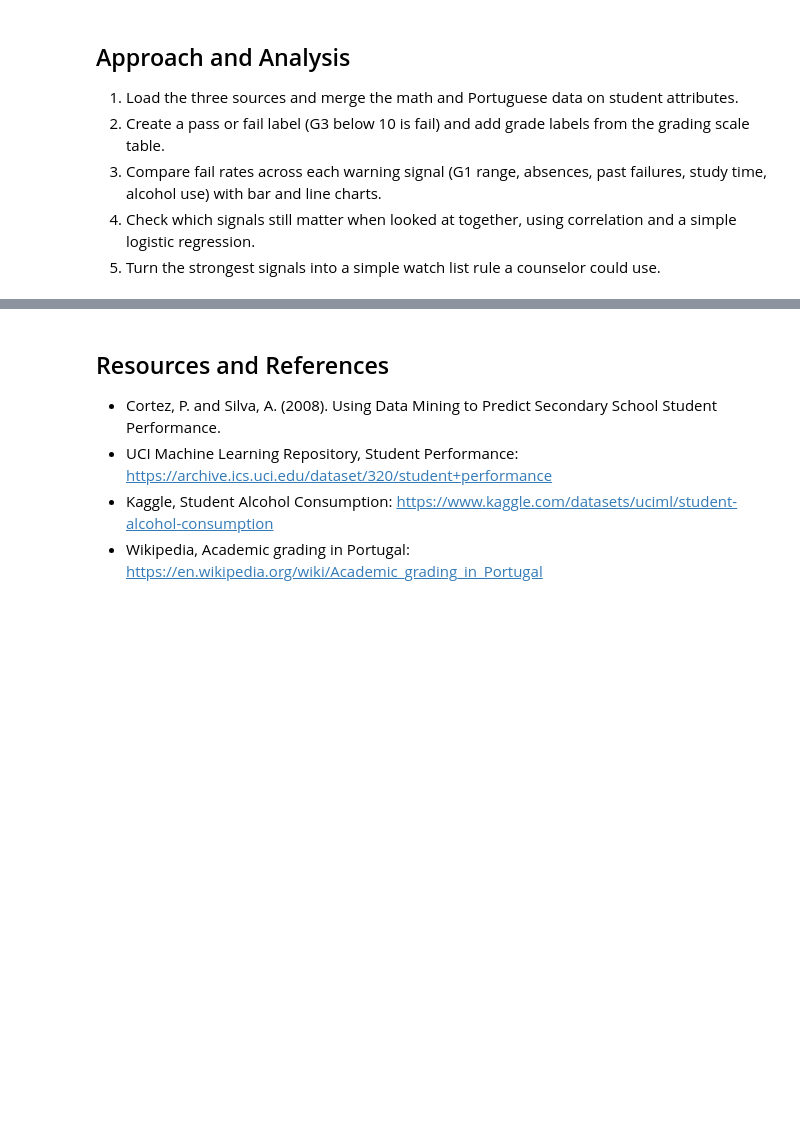
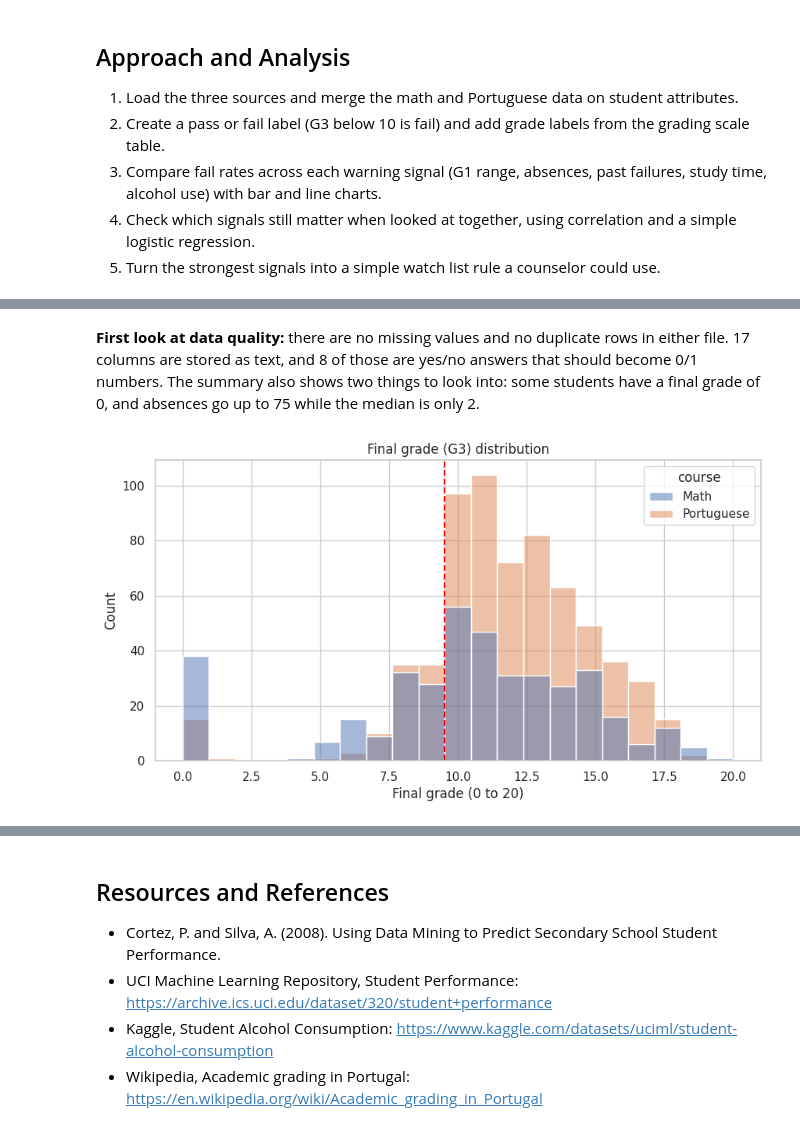
Before and after one commit to IT4063C-Fall2026/data-tech-analytics-final-project-lazizbekravshanov, a Jupyter notebook: source.ipynb, the cells around one changed output, grey strips where cells are left out. Saved outputs shown, nothing was run; the diff lists cells and outputs as text; code cells hidden in the pictures; blank space fills up the shorter version.

Commit message:
Checkpoint 2: add EDA, visualizations, data cleaning, and ML plan

```diff
--- a/source.ipynb
+++ b/source.ipynb
@@ -176,0 +173,14 @@ Name: count, dtype: int64
+# %%
+import matplotlib.pyplot as plt
+import seaborn as sns
+
+sns.set_theme(style="whitegrid")
+
+students = pd.concat(
+    [math_df.assign(course="Math"), por_df.assign(course="Portuguese")],
+    ignore_index=True,
+)
+students["failed"] = (students["G3"] < 10).astype(int)
+
+print(students.shape)
+students.groupby("course")["failed"].agg(["size", "mean"]).round(3)
@@ -176,0 +219,11 @@ Name: count, dtype: int64
+# %% [markdown]
+**First look at data quality:** there are no missing values and no duplicate rows in either file. 17 columns are stored as text, and 8 of those are yes/no answers that should become 0/1 numbers. The summary also shows two things to look into: some students have a final grade of 0, and absences go up to 75 while the median is only 2.
+# %%
+plt.figure(figsize=(10, 5))
+sns.histplot(data=students, x="G3", hue="course", bins=21)
+plt.axvline(9.5, color="red", linestyle="--")
+plt.title("Final grade (G3) distribution")
+plt.xlabel("Final grade (0 to 20)")
+plt.show()
+# %% [output]
+[figure, added]
```
Also changed, not shown: parts of 28 cells of this notebook, 1 other file.
